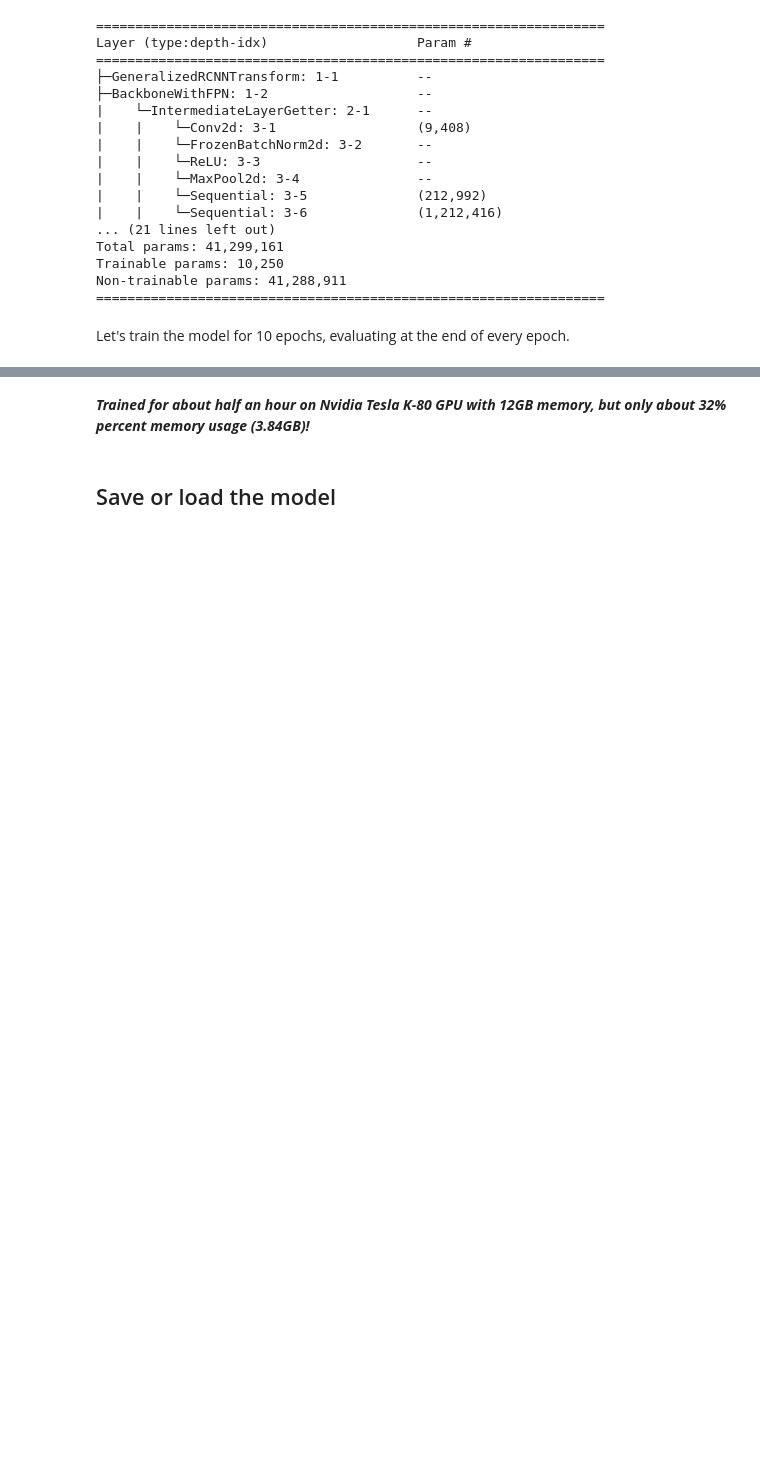
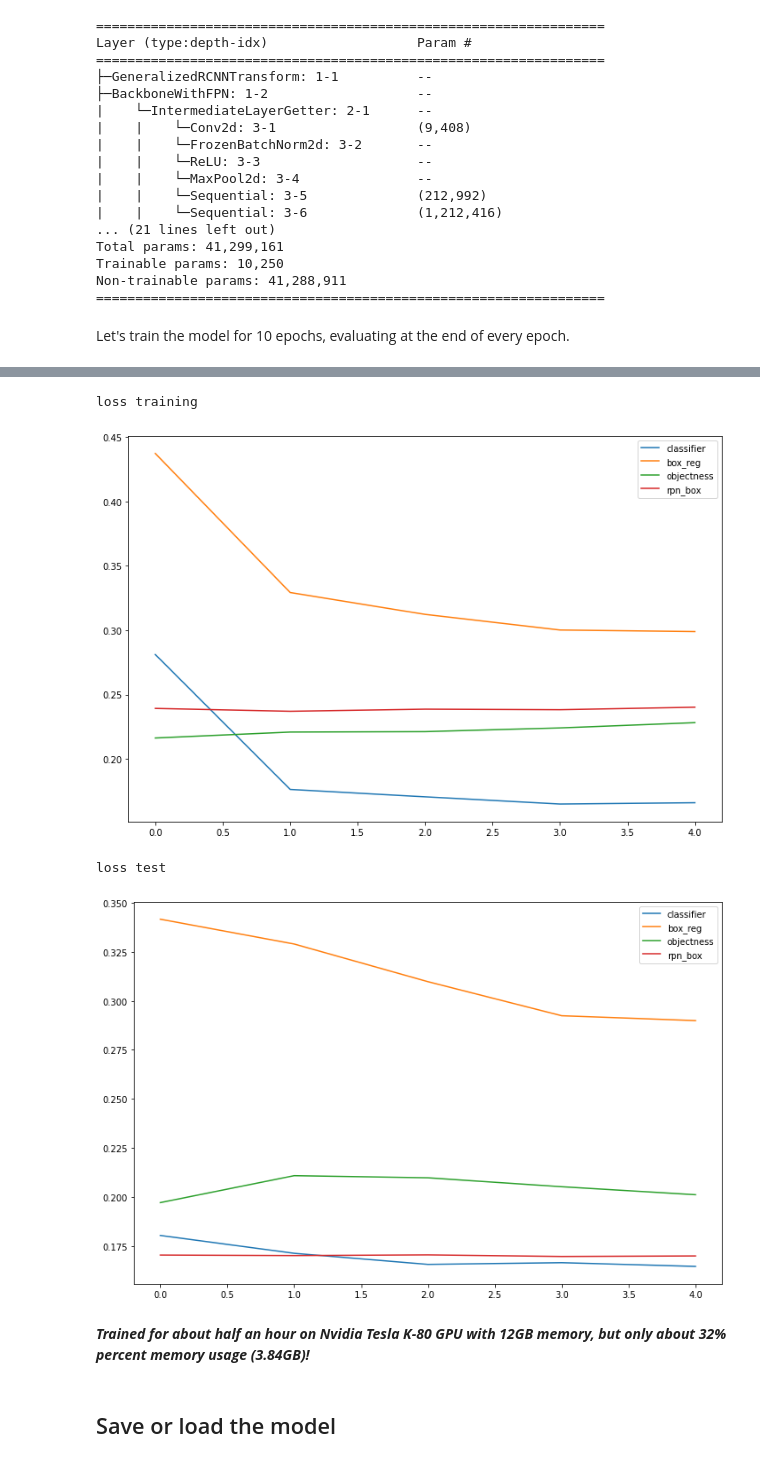
Before and after one commit to markolalovic/pedestrian-detection, a Jupyter notebook: notebooks/PyTorch-FasterRCNN_Freeze.ipynb, the cells around one changed output, grey strips where cells are left out. Cells and saved outputs as stored; diff of their text form; code cells hidden in the pictures; blank space fills up the shorter version.

```diff
--- a/notebooks/PyTorch-FasterRCNN_Freeze.ipynb
+++ b/notebooks/PyTorch-FasterRCNN_Freeze.ipynb
@@ -240,8 +248,8 @@ class HamburgDataset(torch.utils.data.Dataset):
     def __len__(self):
         return len(self.imgs)
 # %%
-img_path = './hamburg/'
-anno_path = './CityPersons/annotations/'
+#img_path = './hamburg/'
+#anno_path = './CityPersons/annotations/'
 
 anno_dict = get_annotations(anno_path)
 dataset = HamburgDataset(img_path, anno_dict)
@@ -313,12 +321,13 @@ dataset = torch.utils.data.Subset(dataset, indices[:-50])
 dataset_test = torch.utils.data.Subset(dataset_test, indices[-50:])
 # %%
 # define training and validation data loaders
+# For my Windows CPU I have to set the numbers of workers to 0
 data_loader = torch.utils.data.DataLoader(
-    dataset, batch_size=2, shuffle=True, num_workers=4,
+    dataset, batch_size=2, shuffle=True, num_workers=0,
     collate_fn=utils.collate_fn)
 
 data_loader_test = torch.utils.data.DataLoader(
-    dataset_test, batch_size=1, shuffle=False, num_workers=4,
+    dataset_test, batch_size=1, shuffle=False, num_workers=0,
     collate_fn=utils.collate_fn)
 # %%
 device = torch.device('cuda') if torch.cuda.is_available() else torch.device('cpu')
@@ -483,11 +586,24 @@ Let's train the model for 10 epochs, evaluating at the end of every epoch.
 # %%
-num_epochs = 10
+num_epochs = 5
 
 for epoch in range(num_epochs):
     # train for one epoch, printing every 10 iterations
-    train_one_epoch(model, optimizer, data_loader, device, epoch, print_freq=10)
+    losses_lists = train_one_epoch(model, optimizer, data_loader, device, epoch, print_freq=10)
+
+    list_loss_classifier_epochmean.append(np.mean([x[0] for x in losses_lists]))
+    list_loss_box_reg_epochmean.append(np.mean([x[1] for x in losses_lists]))
+    list_loss_objectness_epochmean.append(np.mean([x[2] for x in losses_lists]))
+    list_loss_rpn_box_reg_epochmean.append(np.mean([x[3] for x in losses_lists]))
+
+    test_losses_lists = test_one_epoch(model, data_loader_test,device)
+
+    test_list_loss_classifier_epochmean.append(np.mean([x[0] for x in test_losses_lists]))
+    test_list_loss_box_reg_epochmean.append(np.mean([x[1] for x in test_losses_lists]))
+    test_list_loss_objectness_epochmean.append(np.mean([x[2] for x in test_losses_lists]))
+    test_list_loss_rpn_box_reg_epochmean.append(np.mean([x[3] for x in test_losses_lists]))
+
     # update the learning rate
     lr_scheduler.step()
     # evaluate on the test dataset
-    evaluate(model, data_loader_test, device=device)
+    #evaluate(model, data_loader_test, device=device)
 # %% [output]
@@ -494,0 +627,21 @@ NameError: name 'train_one_epoch' is not defined
+# %%
+print('loss training')
+plt.plot(list_loss_classifier_epochmean, label='classifier')
+plt.plot(list_loss_box_reg_epochmean, label='box_reg')
+plt.plot(list_loss_objectness_epochmean, label='objectness')
+plt.plot(list_loss_rpn_box_reg_epochmean, label='rpn_box')
+plt.legend()
+plt.show()
+
+print('loss test')
+plt.plot(test_list_loss_classifier_epochmean, label='classifier')
+plt.plot(test_list_loss_box_reg_epochmean, label='box_reg')
+plt.plot(test_list_loss_objectness_epochmean, label='objectness')
+plt.plot(test_list_loss_rpn_box_reg_epochmean, label='rpn_box')
+plt.legend()
+plt.show()
+# %% [output]
+loss training
+[figure, added]
+loss test
+[figure, added]
```
Also changed, not shown: parts of 43 cells of this notebook.
